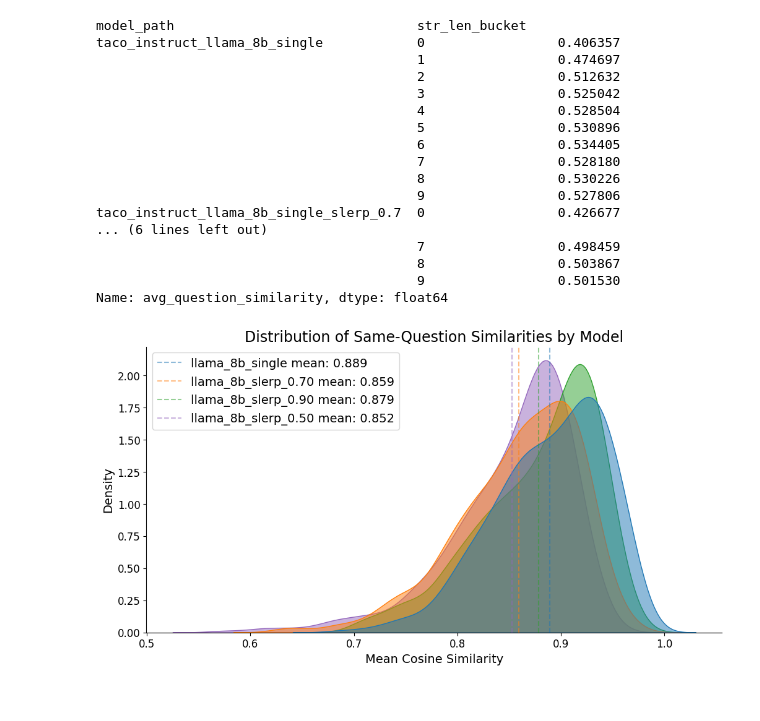
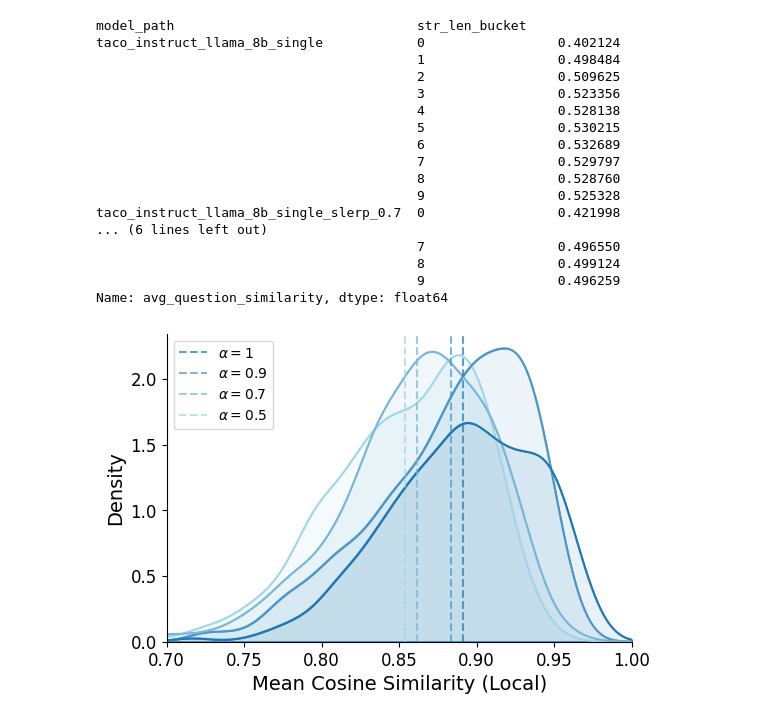
Before and after one commit to vminvsky/messi-thinking, a Jupyter notebook: analysis/explore_embeddings.ipynb, the cells around one changed output. Saved outputs shown, nothing was run; the diff lists cells and outputs as text; code cells hidden in the pictures.

```diff
--- a/analysis/explore_embeddings.ipynb
+++ b/analysis/explore_embeddings.ipynb
@@ -85,7 +86,8 @@ def calculate_same_question_similarities(df, model_name):
     return results_df
 # %%
 df = pd.DataFrame(generations)
-df = df[df['question_num'] < 500]
+df = df[df['question_num'] < 1000]
+df = df[df['sample_num'] < 11]
 # %%
 df['str_len'] = df['generation'].str.len()
 df['str_len_bucket'] = pd.qcut(df['str_len'], q=10, labels=False)
@@ -178,21 +210,21 @@ plt.show()
 pd.concat([df1, df2], axis=0).groupby(['model_path', 'str_len_bucket'])['avg_question_similarity'].mean()
 # %% [output]
 model_path                               str_len_bucket
-taco_instruct_llama_8b_single            0                 0.406357
-                                         1                 0.474697
-                                         2                 0.512632
-                                         3                 0.525042
-                                         4                 0.528504
-                                         5                 0.530896
-                                         6                 0.534405
-                                         7                 0.528180
-                                         8                 0.530226
-                                         9                 0.527806
-taco_instruct_llama_8b_single_slerp_0.7  0                 0.426677
+taco_instruct_llama_8b_single            0                 0.402124
+                                         1                 0.498484
+                                         2                 0.509625
+                                         3                 0.523356
+                                         4                 0.528138
+                                         5                 0.530215
+                                         6                 0.532689
+                                         7                 0.529797
+                                         8                 0.528760
+                                         9                 0.525328
+taco_instruct_llama_8b_single_slerp_0.7  0                 0.421998
 ... (6 lines left out)
-                                         7                 0.498459
-                                         8                 0.503867
-                                         9                 0.501530
+                                         7                 0.496550
+                                         8                 0.499124
+                                         9                 0.496259
 Name: avg_question_similarity, dtype: float64
 # %%
 m1 = calculate_same_question_similarities(df, 'taco_instruct_llama_8b_single')
@@ -206,45 +239,51 @@ plot_data = pd.concat([
         'similarity': m1['mean_similarity'],
         'model': 'llama_8b_single'
     }),
+    # pd.DataFrame({
+    #     'similarity': m5['mean_similarity'],
+    #     'model': 'messy_reasoning_not_blind'
+    # }),
     pd.DataFrame({
         'similarity': m2['mean_similarity'],
         'model': 'llama_8b_slerp_0.70'
     }),
     pd.DataFrame({
         'similarity': m3['mean_similarity'],
         'model': 'llama_8b_slerp_0.90'
     }),
     pd.DataFrame({
         'similarity': m4['mean_similarity'],
         'model': 'llama_8b_slerp_0.50'
-    })
+    }),
 ])
 
 # Create the plot
-plt.figure(figsize=(12, 6))
-sns.kdeplot(data=plot_data, x='similarity', hue='model', fill=True, alpha=0.5, palette=model_colors)
-plt.title('Distribution of Same-Question Similarities by Model', fontsize=17)
-plt.xlabel('Mean Cosine Similarity', fontsize=14)
+plt.figure(figsize=(6, 4))
+sns.kdeplot(data=plot_data, x='similarity', hue='model', fill=True, alpha=0.1, palette=model_colors)
+sns.kdeplot(data=plot_data, x='similarity', hue='model', fill=False, alpha=1, palette=model_colors)# plt.title('Same-Question Similarities by Model', fontsize=15)
+plt.xlabel('Mean Cosine Similarity (Local)', fontsize=14)
 plt.gca().spines['right'].set_visible(False)
 plt.gca().spines['top'].set_visible(False)
 
 plt.ylabel('Density', fontsize=14)
 model_means = {
     'llama_8b_single': m1['mean_similarity'].mean(),
+    'llama_8b_slerp_0.90': m3['mean_similarity'].mean(),
     'llama_8b_slerp_0.70': m2['mean_similarity'].mean(),
-    'llama_8b_slerp_0.90': m3['mean_similarity'].mean(),
-    'llama_8b_slerp_0.50': m4['mean_similarity'].mean()
+    'llama_8b_slerp_0.50': m4['mean_similarity'].mean(),
+    # 'messy_reasoning_not_blind': m5['mean_similarity'].mean(),
 }
 plt.xticks(fontsize=12)
 plt.yticks(fontsize=12)
+plt.xlim(0.7, 1.0)  # Add this line to limit x-axis
 
 
 for model, mean in model_means.items():
-    plt.axvline(mean, color=model_colors[model], linestyle='--', alpha=0.5,
-               label=f'{model} mean: {mean:.3f}')
-plt.legend(fontsize=14)
+    plt.axvline(mean, color=model_colors[model], linestyle='--', alpha=.7, linewidth=1.5,
+               label=f'{name_mapping[model]}')
+plt.legend(fontsize=10)
 plt.savefig('avg_same_question_similarity.pdf', dpi=300, bbox_inches='tight')
 
 plt.show()
 # %% [output]
-[figure, old version]
+[figure, new version]
```
Also changed, not shown: parts of 7 cells of this notebook, 1 other file.
